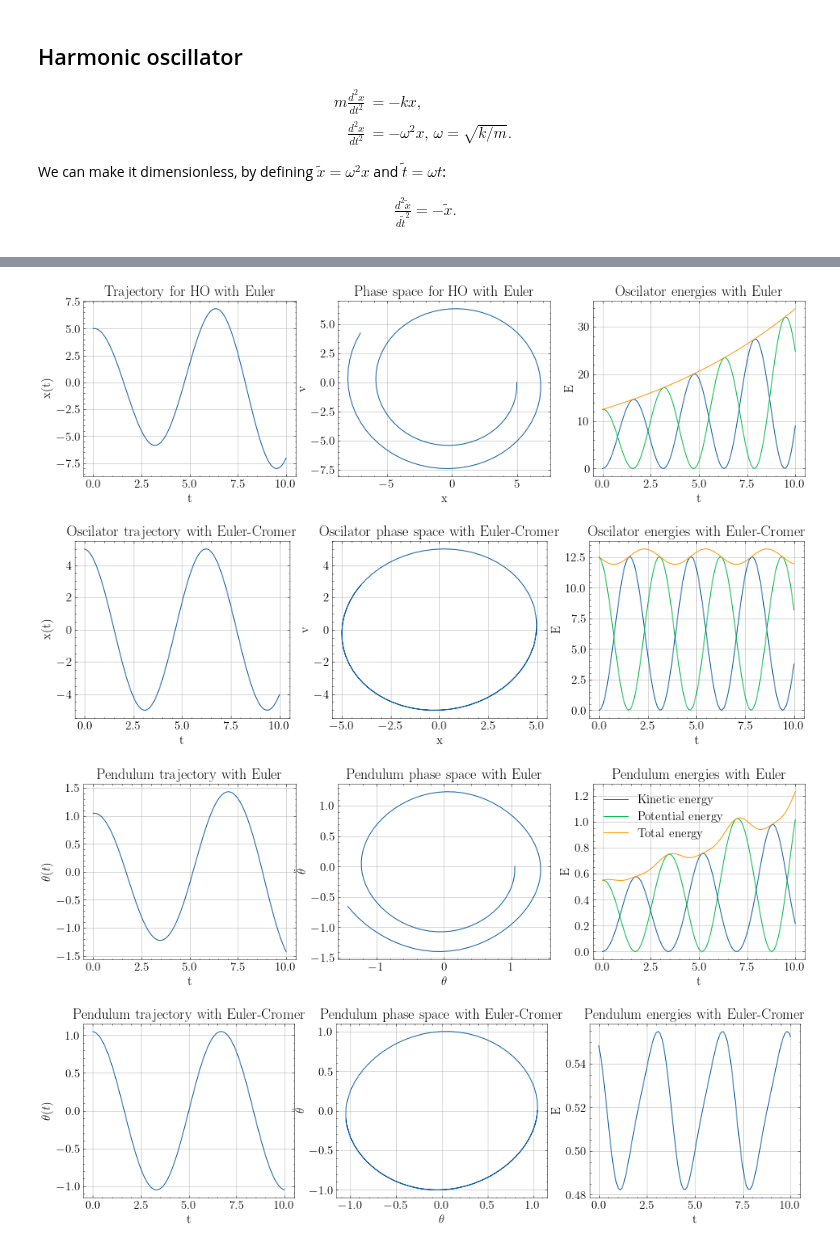
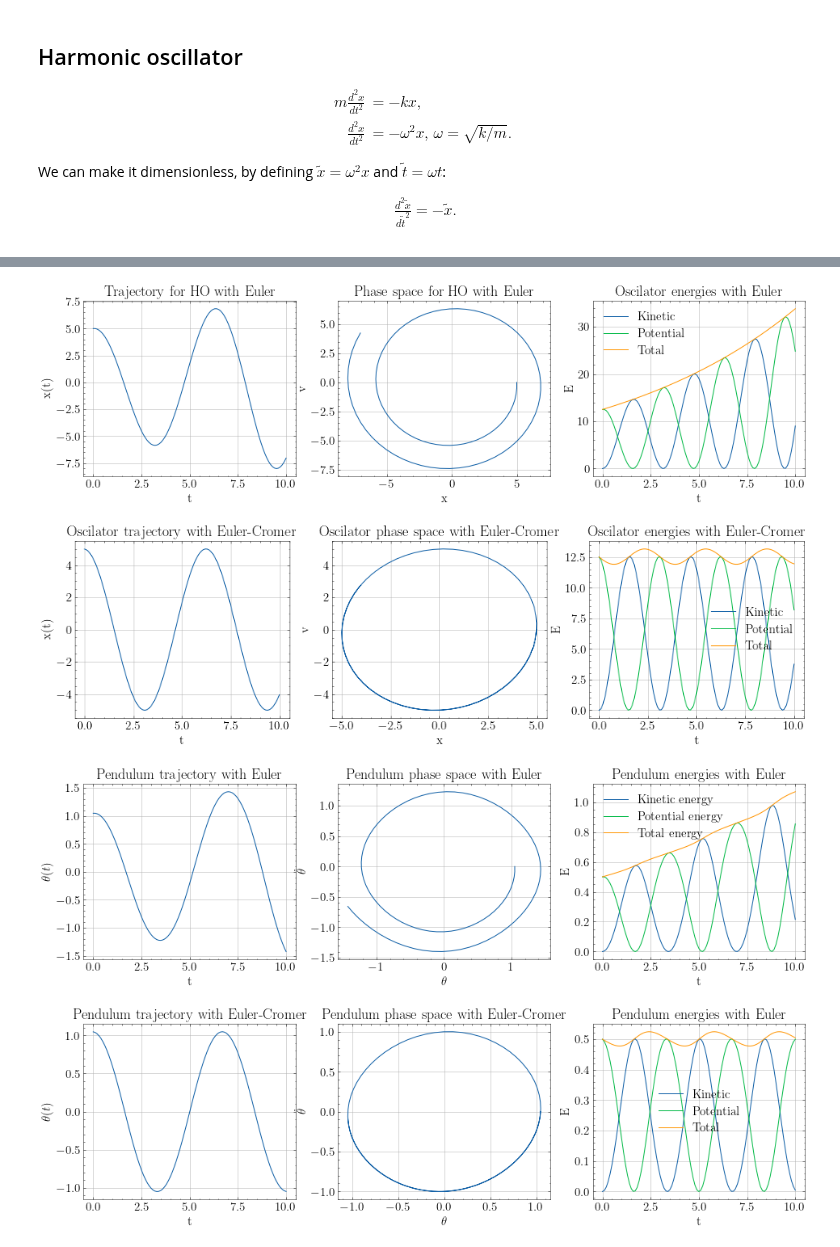
Before and after one commit to franklinzppa/fisica-computacional, a Jupyter notebook: week3.ipynb, the cells around one changed output, grey strips where cells are left out. Drawn from its saved outputs; the diff is of its cells as text; code cells hidden in the pictures.

```diff
--- a/week3.ipynb
+++ b/week3.ipynb
@@ -88,15 +91,15 @@ def solve_eulerc(f, t, dt, initials):
 
 def energies_osc(x, v):
     """Kinetic, potential and mechanical energy of an oscillator."""
-    ke = 0.5*v**2
-    pe = 0.5*x**2
+    ke = 0.5*m*(v/omega_osc)**2
+    pe = 0.5*k*(x/omega_osc**2)**2
     me = ke + pe
     return ke, pe, me
 
-def energies_pend(x, v, t):
+def energies_pend(x, v):
     """Kinetic, potential and mechanical energy of a pendulum."""
-    ke = 1.0
-    pe = 1.0
+    ke = 0.5*v**2
+    pe = (1 - np.cos(x))
     me = ke + pe
     return ke, pe, me
 # %%
@@ -106,12 +109,12 @@ dt = 0.1
 t = np.arange(0, 10.0 + dt, dt)
 m = 1.0
 k = 1.0
-omega = np.sqrt(k/m)
+omega_osc = np.sqrt(k/m)
 
 initials = (5.0, 0.0)
 
 x, v = solve_euler(f_osc, t, dt, initials)
-ke, pe, me = energies(x,v)
+ke, pe, me = energies_osc(x,v)
 
 # Plotting
 
@@ -132,22 +135,23 @@ plt.title('Phase space for HO with Euler')
 plt.grid()
 
 plt.subplot(1,3,3)
-plt.plot(t, ke, label='Kinetic energy')
-plt.plot(t, pe, label='Potential energy')
-plt.plot(t, me, label='Total energy')
+plt.plot(t/omega_osc, ke, label='Kinetic')
+plt.plot(t/omega_osc, pe, label='Potential')
+plt.plot(t/omega_osc, me, label='Total')
 plt.xlabel('t')
 plt.ylabel('E')
 plt.title('Oscilator energies with Euler')
+plt.legend()
 plt.grid()
 
 plt.show()
 # %% [output]
-[figure, old version]
+[figure, new version]
 # %%
 # Simple harmonic motion with Euler-Cromer
 
 x, v = solve_eulerc(f_osc, t, dt, initials)
-ke, pe, me = energies(x,v)
+ke, pe, me = energies_osc(x,v)
 
 
 plt.figure(figsize=(16,4))
@@ -167,24 +171,28 @@ plt.title('Oscilator phase space with Euler-Cromer')
 plt.grid()
 
 plt.subplot(1,3,3)
-plt.plot(t, ke, label='Kinetic energy')
-plt.plot(t, pe, label='Potential energy')
-plt.plot(t, me, label='Total energy')
+plt.plot(t, ke, label='Kinetic')
+plt.plot(t, pe, label='Potential')
+plt.plot(t, me, label='Total')
 plt.xlabel('t')
 plt.ylabel('E')
 plt.title('Oscilator energies with Euler-Cromer')
+plt.legend()
 plt.grid()
 
 plt.show()
 # %% [output]
-[figure, old version]
+[figure, new version]
 # %%
 # Pendulum with Euler
 
 initials = (np.pi/3, 0.0)
+g = 9.81
+l = 9.81
+omega_pend = np.sqrt(g/l)
 
 x, v = solve_euler(f_pend, t, dt, initials)
-ke, pe, me = energies(x,v)
+ke, pe, me = energies_pend(x,v)
 
 plt.figure(figsize=(16,4))
 
@@ -203,9 +211,9 @@ plt.title('Pendulum phase space with Euler')
 plt.grid()
 
 plt.subplot(1,3,3)
-plt.plot(t, ke, label='Kinetic energy')
-plt.plot(t, pe, label='Potential energy')
-plt.plot(t, me, label='Total energy')
+plt.plot(t, ke, label='Kinetic')
+plt.plot(t, pe, label='Potential')
+plt.plot(t, me, label='Total')
 plt.xlabel('t')
 plt.ylabel('E')
 plt.title('Pendulum energies with Euler')
@@ -214,54 +222,39 @@ plt.grid()
 
 plt.show()
 # %% [output]
-[figure, old version]
+[figure, new version]
 # %%
 # Pendulum with Euler-Cromer
 
-dt = 0.1
-t = np.arange(0, 10.0 + dt, dt)
-N = len(t)
-
-
-x = np.zeros(N)
-v = np.zeros(N)
-
-x[0] = np.pi/3
-v[0] = 0.0
-
-def f(x):
-    return -np.sin(x)
-
-for i in range(N - 1):
-    v[i+1] = v[i] + f(x[i])*dt
-    x[i+1] = x[i] + v[i+1]*dt
-
-
-E = 0.5*v**2 + 0.5*x**2
+x, v = solve_eulerc(f_pend, t, dt, initials)
+ke, pe, me = energies_pend(x,v)
 
 plt.figure(figsize=(16,4))
 
 plt.subplot(1,3,1)
 plt.plot(t, x)
 plt.xlabel('t')
 plt.ylabel(r'$\theta(t)$')
 plt.title('Pendulum trajectory with Euler-Cromer')
 plt.grid()
 
 plt.subplot(1,3,2)
 plt.plot(x, v)
 plt.xlabel(r'$\theta$')
 plt.ylabel(r'$\dot{\theta}$')
 plt.title('Pendulum phase space with Euler-Cromer')
 plt.grid()
 
 plt.subplot(1,3,3)
-plt.plot(t, E)
+plt.plot(t, ke, label='Kinetic')
+plt.plot(t, pe, label='Potential')
+plt.plot(t, me, label='Total')
 plt.xlabel('t')
 plt.ylabel('E')
-plt.title('Pendulum energies with Euler-Cromer')
+plt.title('Pendulum energies with Euler')
+plt.legend()
 plt.grid()
 
 plt.show()
 # %% [output]
-[figure, old version]
+[figure, new version]
```
Also changed, not shown: parts of 10 cells of this notebook.
